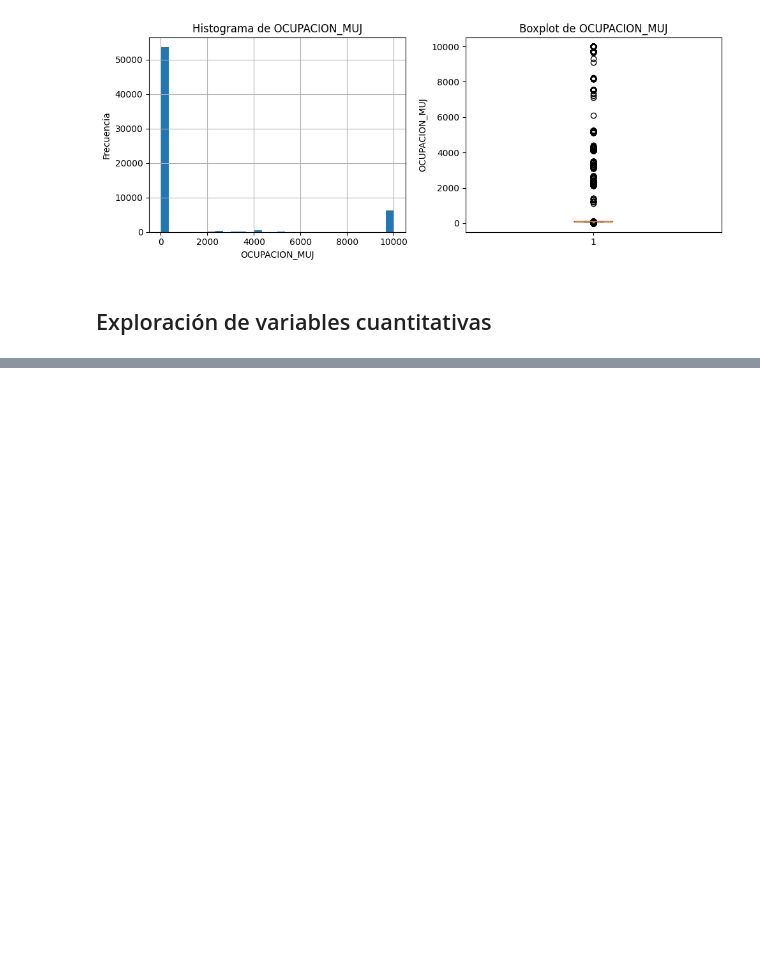
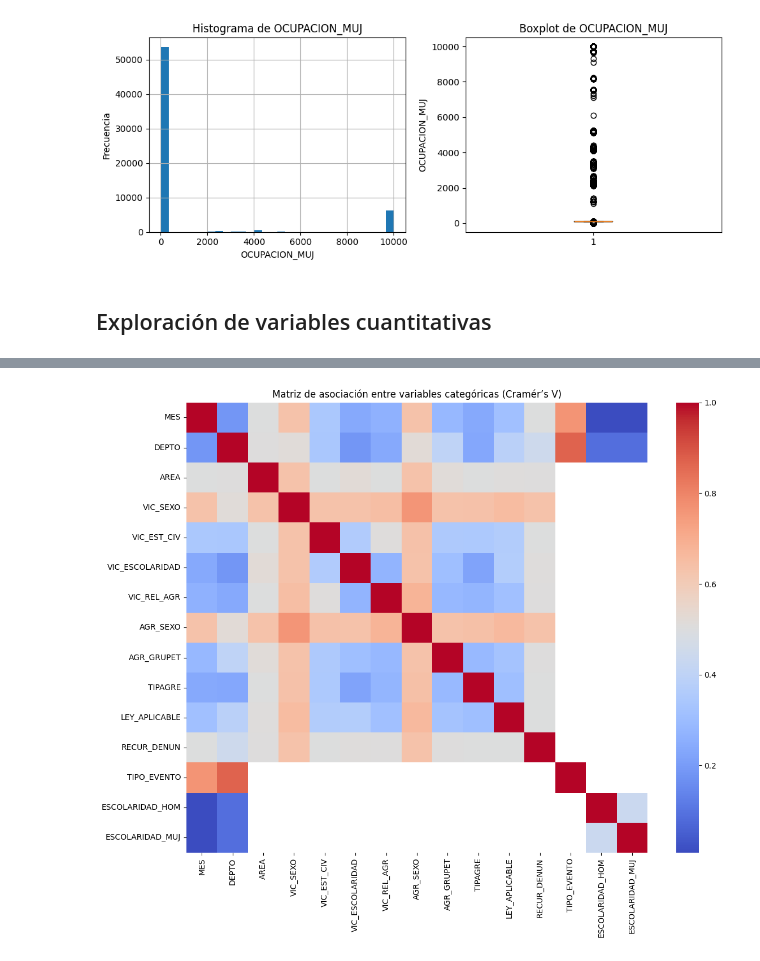
Before and after one commit to ecarcamo/pry1-data-mining, a Jupyter notebook: data/main.ipynb, the cells around one changed output, grey strips where cells are left out. Cells and saved outputs as stored; diff of their text form; code cells hidden in the pictures; blank space fills up the shorter version.

Commit message:
Frecuencia y relación entre variables

```diff
--- a/data/main.ipynb
+++ b/data/main.ipynb
@@ -267,0 +319,20 @@ for var in var_num:
+# %%
+# ---------- TABLA CUALITATIVAS ----------
+tablas_cual = []
+
+for var in variables_cualitativas:
+    freq_abs = df[var].value_counts(dropna=True)
+    freq_rel = df[var].value_counts(normalize=True, dropna=True) * 100
+
+    tabla = pd.DataFrame({
+        'Variable': var,
+        'Categoría': freq_abs.index.astype(str),
+        'Frecuencia': freq_abs.values,
+        'Frecuencia (%)': freq_rel.round(2).values
+    })
+
+    tablas_cual.append(tabla)
+
+tabla_frecuencias_cualitativas = pd.concat(tablas_cual, ignore_index=True)
+
+tabla_frecuencias_cualitativas
@@ -267,0 +436,60 @@ for var in var_num:
+# %%
+categoricas = [
+    col for col in (
+        clasificacion["Categórica Nominal"] +
+        clasificacion["Categórica Ordinal"]
+    )
+    if col in df.columns
+]
+
+def cramers_v_safe(x, y):
+    # Eliminar NaN solo para este par
+    valid = pd.DataFrame({'x': x, 'y': y}).dropna()
+
+    if valid.empty:
+        return np.nan
+
+    tabla = pd.crosstab(valid['x'], valid['y'])
+
+    if tabla.size == 0 or tabla.shape[0] < 2 or tabla.shape[1] < 2:
+        return np.nan
+
+    chi2 = chi2_contingency(tabla)[0]
+    n = tabla.sum().sum()
+
+    if n == 0:
+        return np.nan
+
+    phi2 = chi2 / n
+    r, k = tabla.shape
+
+    phi2corr = max(0, phi2 - ((k-1)*(r-1))/(n-1))
+    rcorr = r - ((r-1)**2)/(n-1)
+    kcorr = k - ((k-1)**2)/(n-1)
+
+    return np.sqrt(phi2corr / max(1, min((kcorr-1), (rcorr-1))))
+
+cramers_matrix = pd.DataFrame(
+    index=categoricas,
+    columns=categoricas,
+    dtype=float
+)
+
+for var1 in categoricas:
+    for var2 in categoricas:
+        cramers_matrix.loc[var1, var2] = cramers_v_safe(
+            df[var1], df[var2]
+        )
+
+plt.figure(figsize=(12,10))
+sns.heatmap(
+    cramers_matrix,
+    cmap='coolwarm',
+    annot=False,
+    mask=cramers_matrix.isna()
+)
+plt.title("Matriz de asociación entre variables categóricas (Cramér’s V)")
+plt.tight_layout()
+plt.show()
+# %% [output]
+[figure, added]
```
Also changed, not shown: parts of 9 cells of this notebook.
